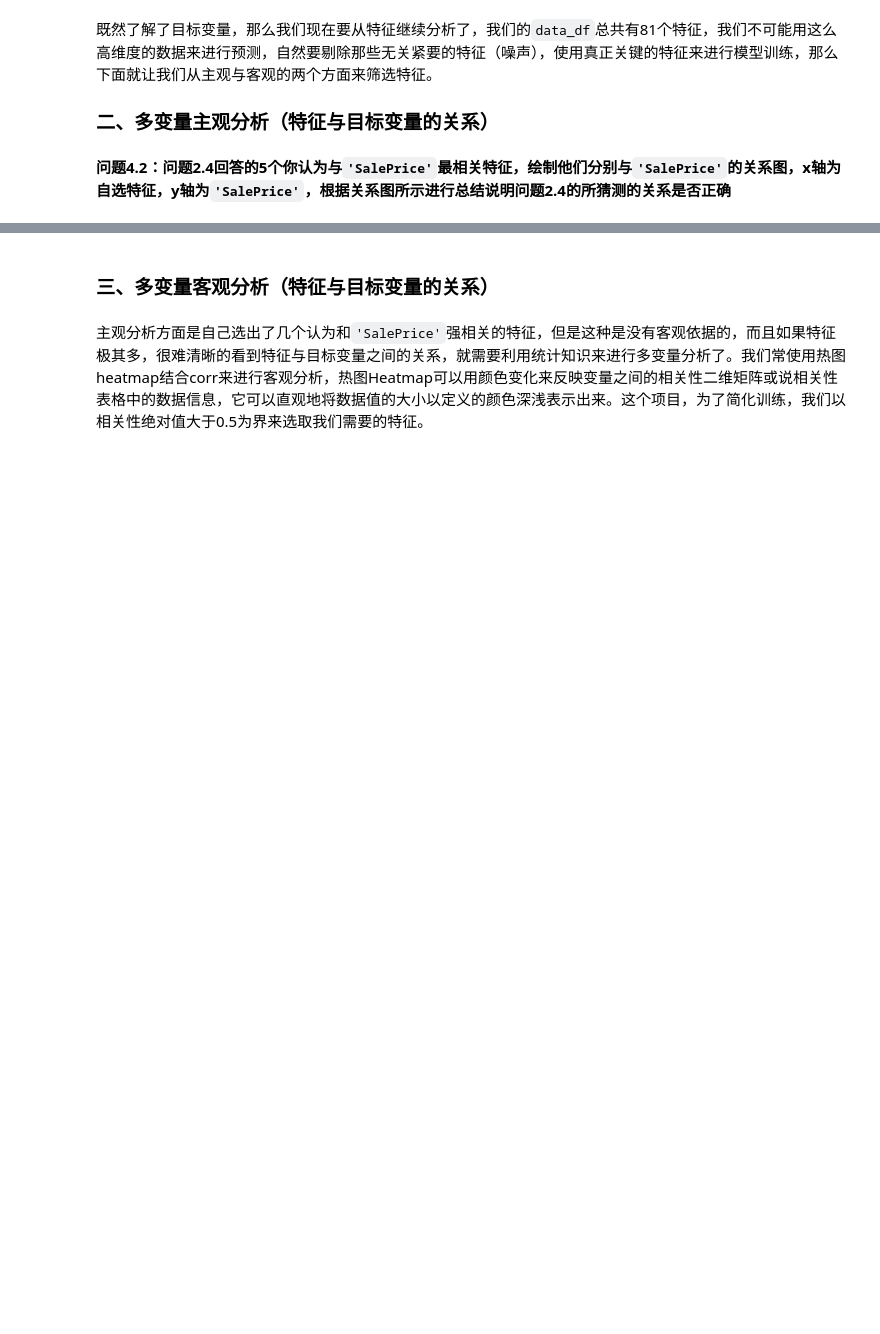
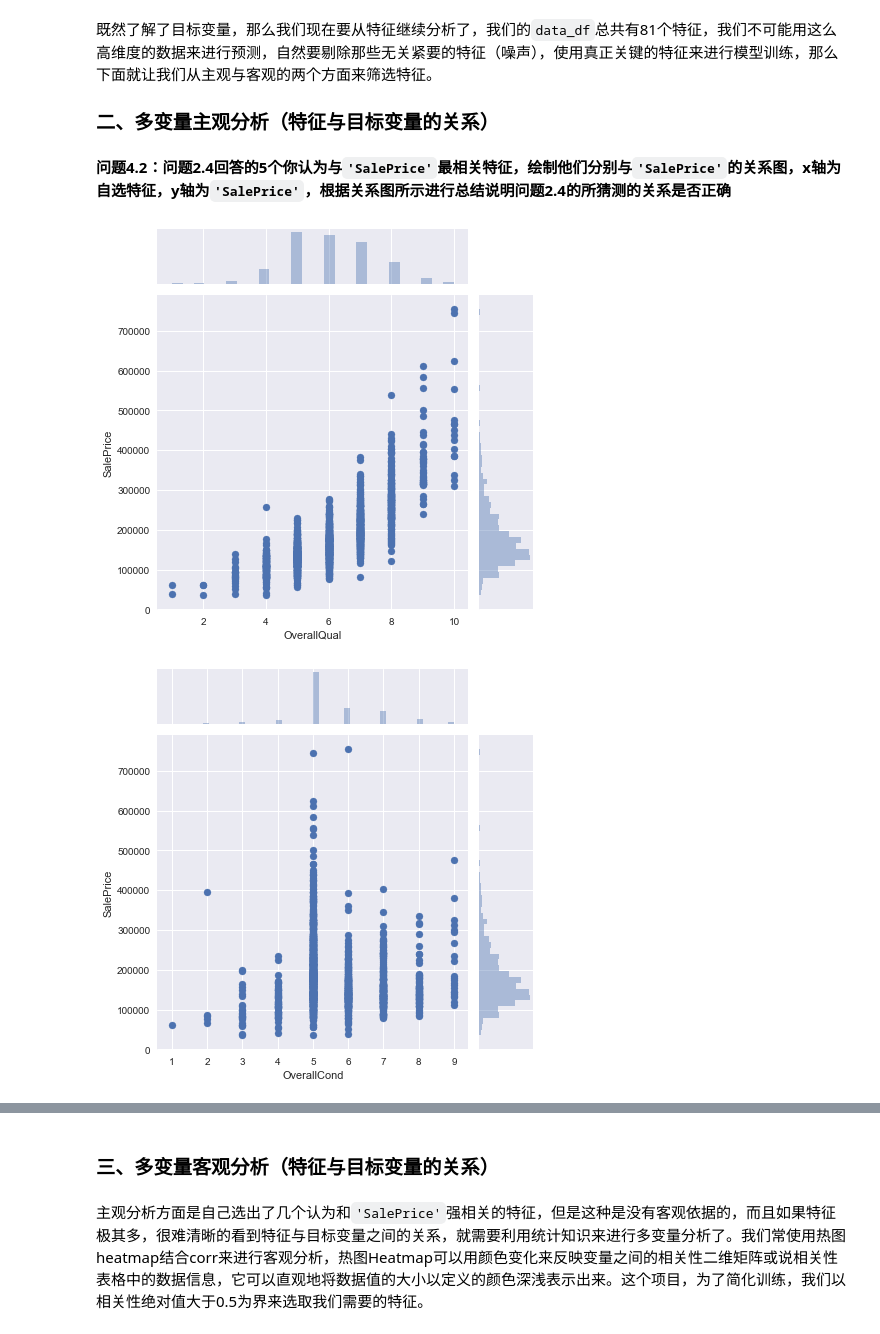
Before and after one commit to SimonLeeGit/udacity_work, a Jupyter notebook: predicting-housing-price/boston_housing.ipynb, the cells around one changed output, grey strips where cells are left out. Drawn from its saved outputs; the diff is of its cells as text; code cells hidden in the pictures; blank space fills up the shorter version.

```diff
--- a/predicting-housing-price/boston_housing.ipynb
+++ b/predicting-housing-price/boston_housing.ipynb
@@ -180,0 +200,10 @@ fill_median = ['LotFrontage', 'MasVnrArea']
+# %%
+# 4.2 TODO
+sns.jointplot(x="OverallQual", y="SalePrice", data=data_df);
+sns.jointplot(x="OverallCond", y="SalePrice", data=data_df);
+sns.jointplot(x="YearBuilt", y="SalePrice", data=data_df);
+sns.jointplot(x="LotArea", y="SalePrice", data=data_df);
+sns.jointplot(x="GrLivArea", y="SalePrice", data=data_df);
+# %% [output]
+[figure, added]
+[figure, added]
```
Also changed, not shown: parts of 31 cells of this notebook, 1 other file.
